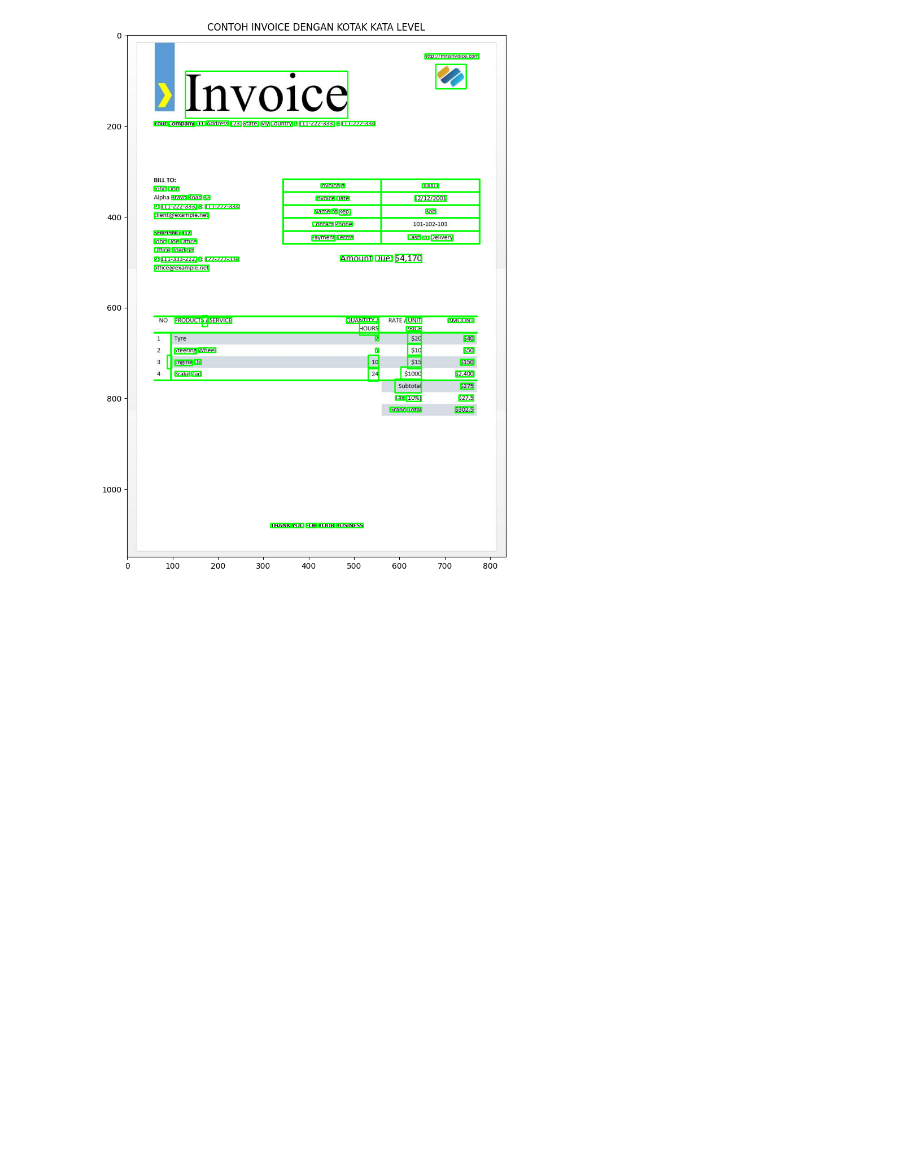
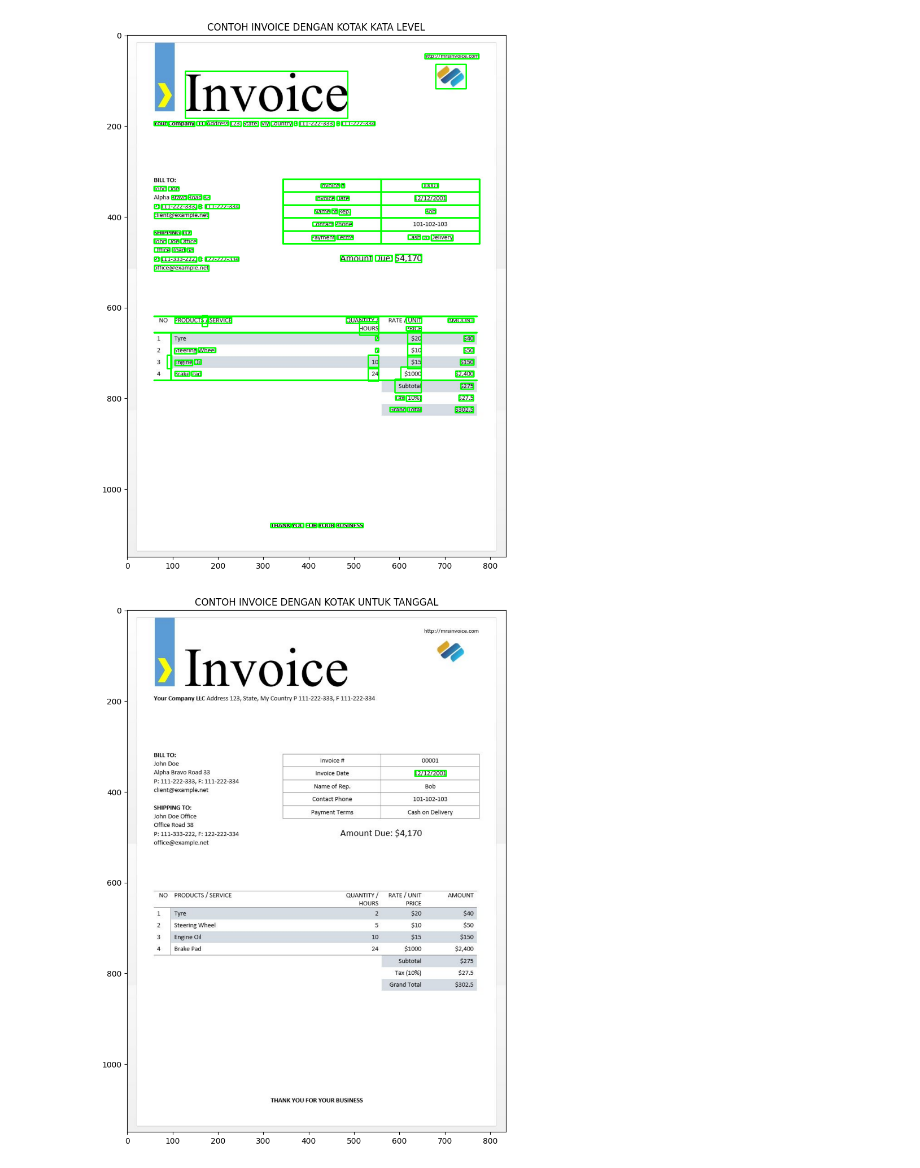
Before and after one commit to andidprastyo/ML-2023, a Jupyter notebook: 12 - OCR/praktikum2.ipynb, the cells around one changed output. Drawn from its saved outputs; the diff is of its cells as text; code cells hidden in the pictures; blank space fills up the shorter version.

Commit message:
feat:Date Regex

```diff
--- a/12 - OCR/praktikum2.ipynb
+++ b/12 - OCR/praktikum2.ipynb
@@ -68,3 +68,31 @@ plt.title('CONTOH INVOICE DENGAN KOTAK KATA LEVEL')
 plt.show()
 # %% [output]
 [figure]
+# %%
+image = cv2.imread('./Dataset/invoice-sample.jpg')
+
+# Pola tanggal dalam format dd/mm/yyyy
+date_pattern = '^(0[1-9]|[12][0-9]|3[01])/(0[1-9]|1[012])/(19|20)\d\d$'
+
+n_boxes = len(d['text'])
+for i in range(n_boxes):
+    # Memeriksa apakah kotak memiliki tingkat kepercayaan lebih dari 60%
+    if int(d['conf'][i]) > 60:
+        # Memeriksa apakah teks di dalam kotak sesuai dengan pola tanggal
+        if re.match(date_pattern, d['text'][i]):
+            # Mendapatkan koordinat dan ukuran kotak kata
+            (x, y, w, h) = (d['left'][i], d['top'][i], d['width'][i], d['height'][i])
+            # Membuat kotak pada gambar untuk tanggal yang sesuai dengan pola
+            image = cv2.rectangle(image, (x, y), (x + w, y + h), (0, 255, 0), 2)
+
+# Memisahkan channel warna untuk mengonversi dari BGR ke RGB
+b, g, r = cv2.split(image)
+rgb_img = cv2.merge([r, g, b])
+
+# Menampilkan gambar dengan kotak-kotak yang menandai lokasi tanggal
+plt.figure(figsize=(16, 12))
+plt.imshow(rgb_img)
+plt.title('CONTOH INVOICE DENGAN KOTAK UNTUK TANGGAL')
+plt.show()
+# %% [output]
+[figure, added]
```
